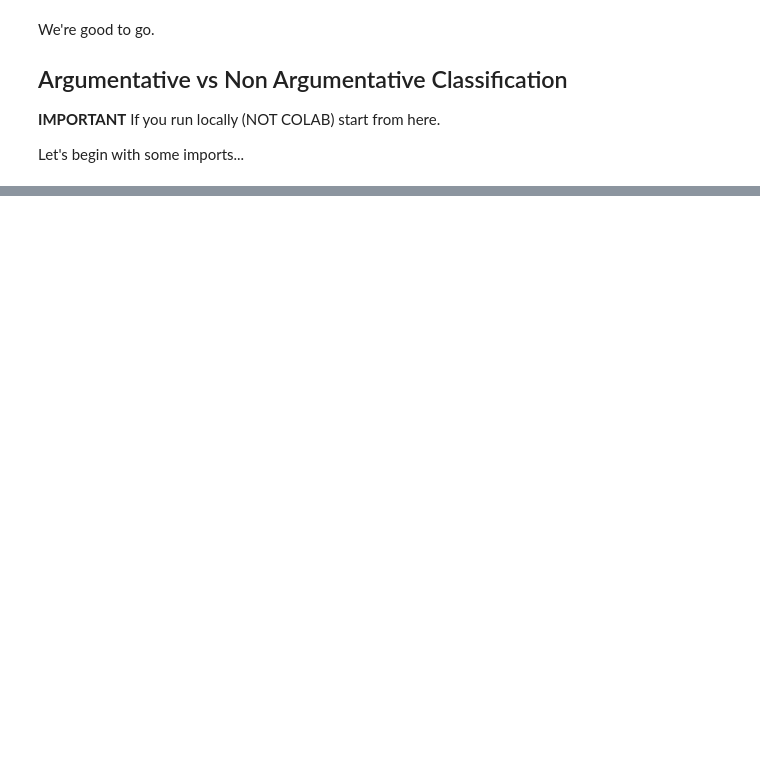
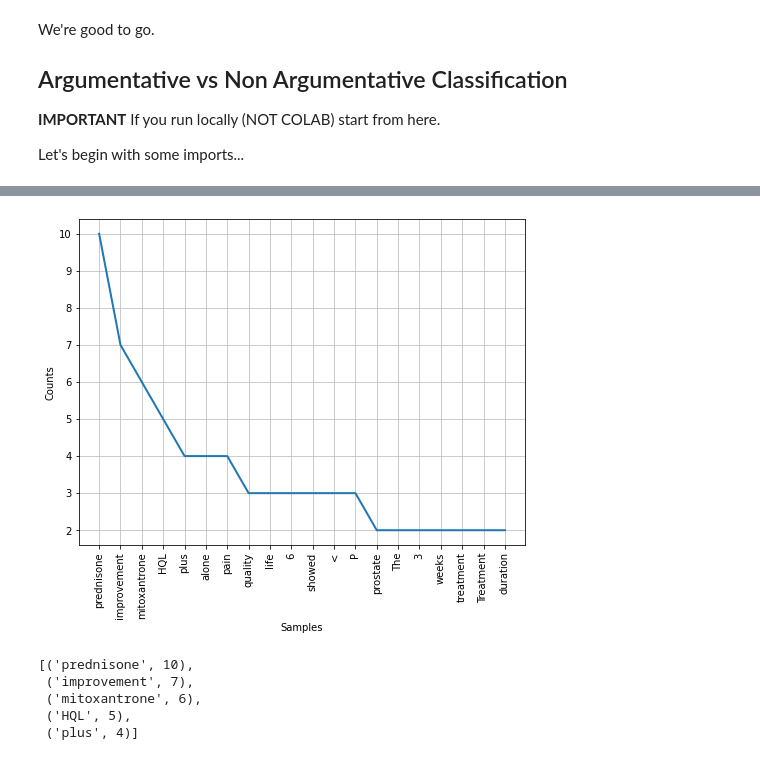
Before and after one commit to marcomilanesio/ai4health, a Jupyter notebook: 1.ipynb, the cells around one changed output, grey strips where cells are left out. Cells and saved outputs as stored; diff of their text form; code cells hidden in the pictures; blank space fills up the shorter version.

```diff
--- a/1.ipynb
+++ b/1.ipynb
@@ -59,0 +93,7 @@ import re
+# %%
+import matplotlib.pyplot as plt
+%matplotlib inline
+plt.rcParams['figure.figsize'] = (8, 6)
+# %%
+fname = './abstrct/AbstRCT_corpus/data/train/neoplasm_train/10561201.txt'
+annot = './abstrct/AbstRCT_corpus/data/train/neoplasm_train/10561201.ann'
@@ -59,0 +124,20 @@ import re
+# %%
+cleaned = words[:]
+
+for word in words:
+  if word in stopwords.words('english'):
+    cleaned.remove(word)
+
+freq = nltk.FreqDist(cleaned)
+freq.plot(20, cumulative=False)
+# %% [output]
+[figure, added]
+# %%
+c = Counter(cleaned)
+c.most_common(5)
+# %% [output]
+[('prednisone', 10),
+ ('improvement', 7),
+ ('mitoxantrone', 6),
+ ('HQL', 5),
+ ('plus', 4)]
```
Also changed, not shown: parts of 59 cells of this notebook, 2 other files.
